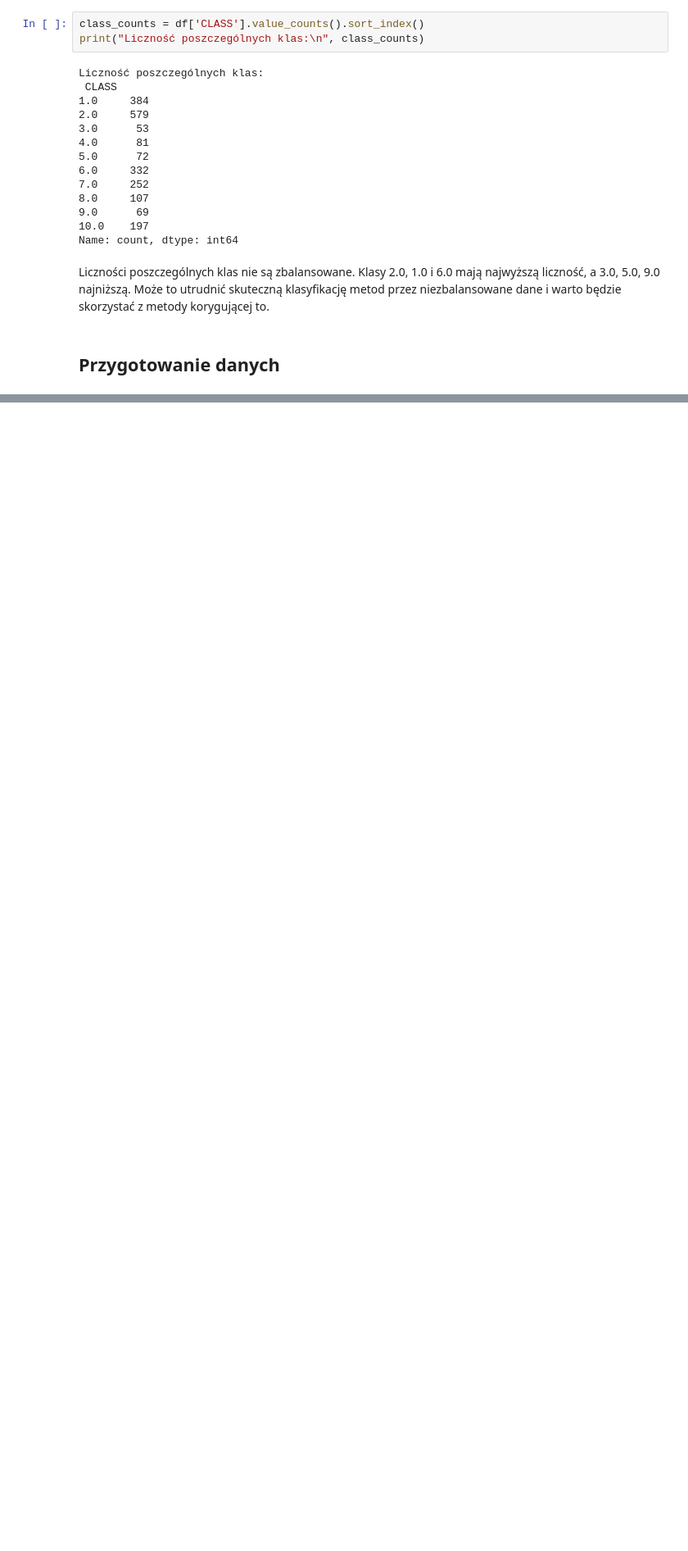
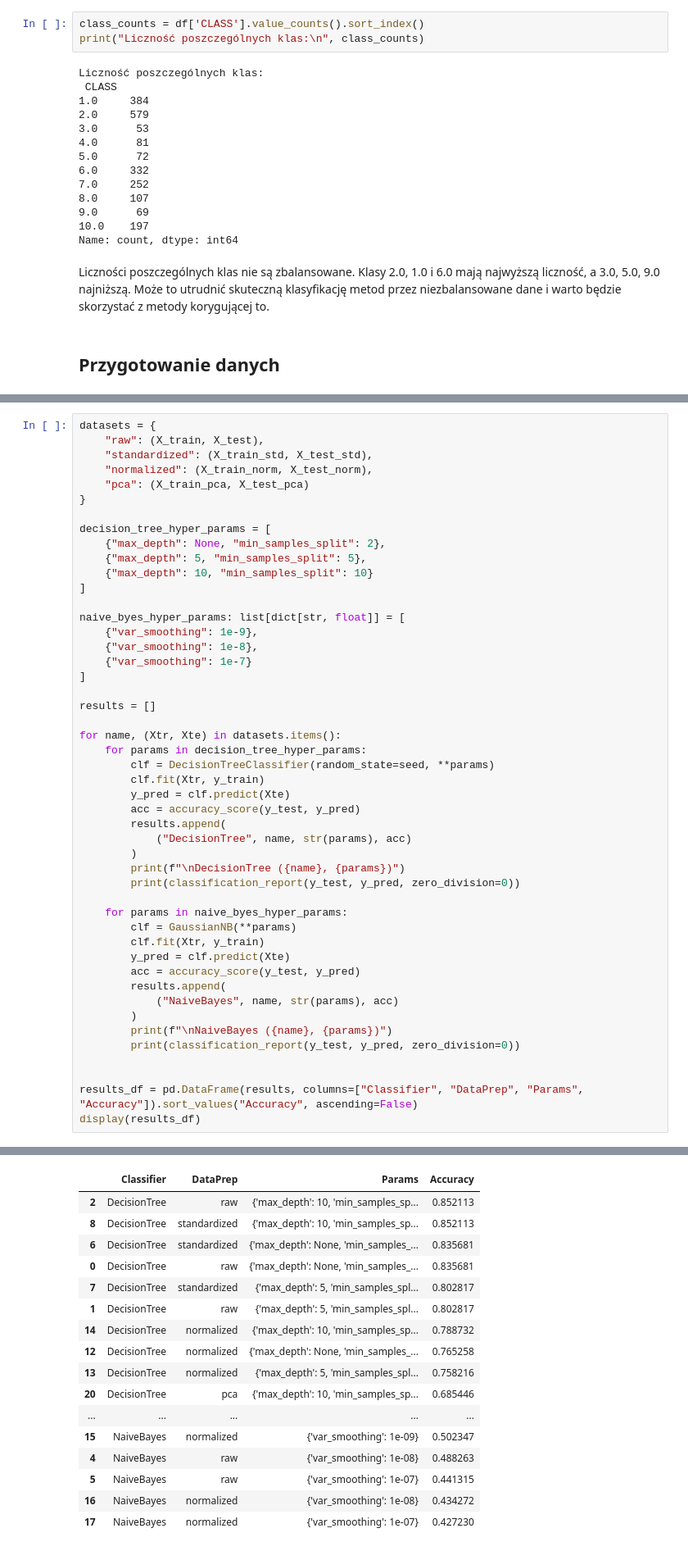
Before and after one commit to lmProgramming/uni-artificial-intelligence, a Jupyter notebook: lab04/report.ipynb, the cells around one changed output, grey strips where cells are left out. Shown: that part at 82% size. Drawn from its saved outputs; the diff is of its cells as text; blank space fills up the shorter version.

Commit message:
feat: more classifiers

```diff
--- a/lab04/report.ipynb
+++ b/lab04/report.ipynb
@@ -165,0 +168,49 @@ Dokładność po PCA: 0.6737089201877934
+# %%
+datasets = {
+    "raw": (X_train, X_test),
+    "standardized": (X_train_std, X_test_std),
+    "normalized": (X_train_norm, X_test_norm),
+    "pca": (X_train_pca, X_test_pca)
+}
+
+decision_tree_hyper_params = [
+    {"max_depth": None, "min_samples_split": 2},
+    {"max_depth": 5, "min_samples_split": 5},
+    {"max_depth": 10, "min_samples_split": 10}
+]
+
+naive_byes_hyper_params: list[dict[str, float]] = [
+    {"var_smoothing": 1e-9},
+    {"var_smoothing": 1e-8},
+    {"var_smoothing": 1e-7}
+]
+
+results = []
+
+for name, (Xtr, Xte) in datasets.items():
+    for params in decision_tree_hyper_params:
+        clf = DecisionTreeClassifier(random_state=seed, **params)
+        clf.fit(Xtr, y_train)
+        y_pred = clf.predict(Xte)
+        acc = accuracy_score(y_test, y_pred)
+        results.append(
+            ("DecisionTree", name, str(params), acc)
+        )
+        print(f"\nDecisionTree ({name}, {params})")
+        print(classification_report(y_test, y_pred, zero_division=0))
+
+    for params in naive_byes_hyper_params:
+        clf = GaussianNB(**params)
+        clf.fit(Xtr, y_train)
+        y_pred = clf.predict(Xte)
+        acc = accuracy_score(y_test, y_pred)
+        results.append(
+            ("NaiveBayes", name, str(params), acc)
+        )
+        print(f"\nNaiveBayes ({name}, {params})")
+        print(classification_report(y_test, y_pred, zero_division=0))
+
+
+results_df = pd.DataFrame(results, columns=["Classifier", "DataPrep", "Params", "Accuracy"]).sort_values("Accuracy", ascending=False)
+display(results_df)
+# %% [output]
@@ -165,0 +234,17 @@ Dokładność po PCA: 0.6737089201877934
+|  | Classifier | DataPrep | Params | Accuracy |
+| 2 | DecisionTree | raw | {'max_depth': 10, 'min_samples_sp... | 0.852113 |
+| 8 | DecisionTree | standardized | {'max_depth': 10, 'min_samples_sp... | 0.852113 |
+| 6 | DecisionTree | standardized | {'max_depth': None, 'min_samples_... | 0.835681 |
+| 0 | DecisionTree | raw | {'max_depth': None, 'min_samples_... | 0.835681 |
+| 7 | DecisionTree | standardized | {'max_depth': 5, 'min_samples_spl... | 0.802817 |
+| 1 | DecisionTree | raw | {'max_depth': 5, 'min_samples_spl... | 0.802817 |
+| 14 | DecisionTree | normalized | {'max_depth': 10, 'min_samples_sp... | 0.788732 |
+| 12 | DecisionTree | normalized | {'max_depth': None, 'min_samples_... | 0.765258 |
+| 13 | DecisionTree | normalized | {'max_depth': 5, 'min_samples_spl... | 0.758216 |
+| 20 | DecisionTree | pca | {'max_depth': 10, 'min_samples_sp... | 0.685446 |
+| ... | ... | ... | ... | ... |
+| 15 | NaiveBayes | normalized | {'var_smoothing': 1e-09} | 0.502347 |
+| 4 | NaiveBayes | raw | {'var_smoothing': 1e-08} | 0.488263 |
+| 5 | NaiveBayes | raw | {'var_smoothing': 1e-07} | 0.441315 |
+| 16 | NaiveBayes | normalized | {'var_smoothing': 1e-08} | 0.434272 |
+| 17 | NaiveBayes | normalized | {'var_smoothing': 1e-07} | 0.427230 |
```
Also changed, not shown: parts of 7 cells of this notebook.
